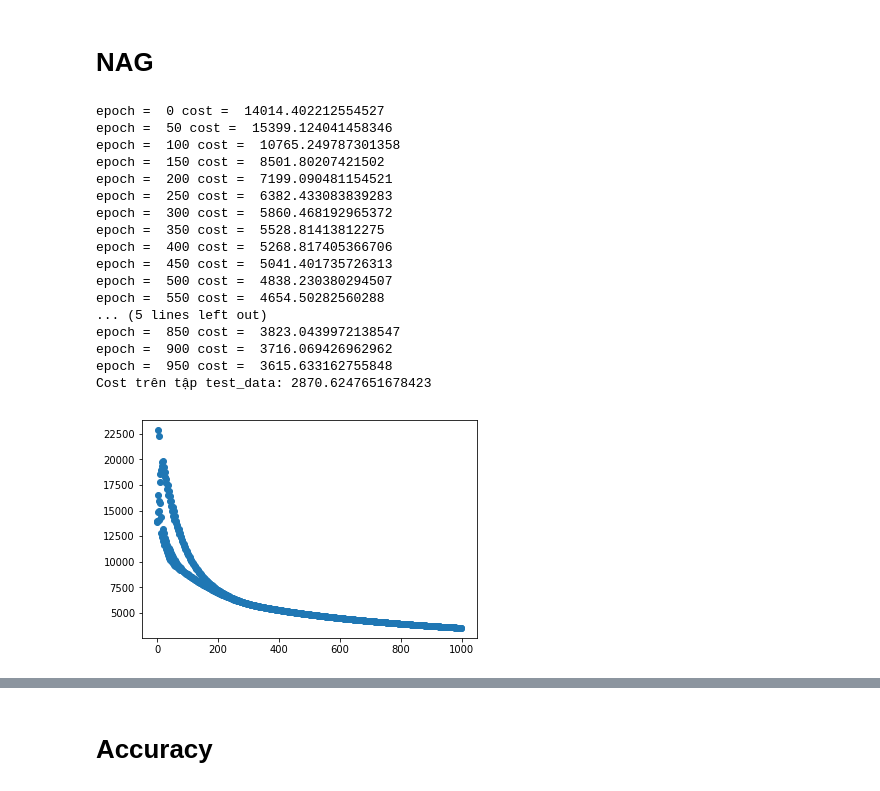
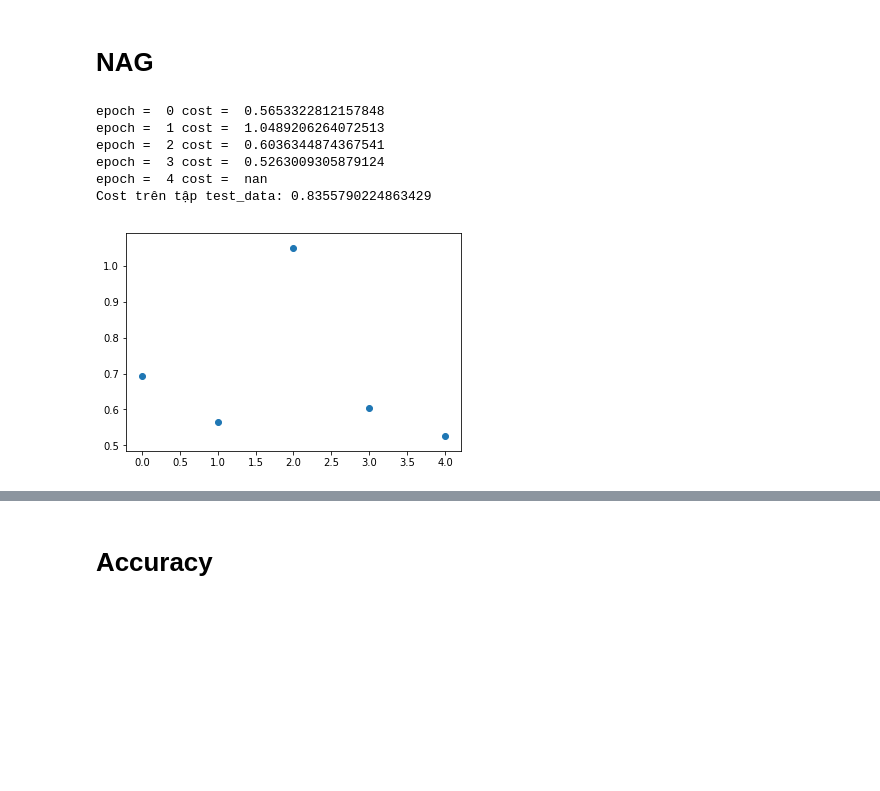
Before and after one commit to nguyenphan99/Case-Study-3-NLTK_is_Sarcastic, a Jupyter notebook: Logistic_Regression.ipynb, the cells around one changed output, grey strips where cells are left out. Drawn from its saved outputs; the diff is of its cells as text; code cells hidden in the pictures; blank space fills up the shorter version.

```diff
--- a/Logistic_Regression.ipynb
+++ b/Logistic_Regression.ipynb
@@ -3,12 +3,34 @@
 import numpy as np
 # import thư viện matplotlib
 import matplotlib.pyplot as plt
+
 import scipy.sparse as sp
 
 
 # Tải dữ liệu data X và y đã được xử lý thành ma trận
 labels = np.load('D:/Document/Machine_Learning/CS3/label.npy')
-features = sp.load_npz('D:/Document/Machine_Learning/CS3/tfidf.npz')
+# dữ liệu bình thường dùng hàm tách
+# features = sp.load_npz('D:/Document/Machine_Learning/CS3/tfidf.npz')
+
+# dữ liệu tf_idf loại bỏ stop words
+features = sp.load_npz('D:/Document/Machine_Learning/CS3/tf_idf_processed_data_sw.npz')
+# dữ liệu tf_idf không loại bỏ stop words
+# features = sp.load_npz('D:/Document/Machine_Learning/CS3/tf_idf_processed_data_pt.npz')
+
+# dữ liệu boolean loại bỏ stop words
+# features = sp.load_npz('D:/Document/Machine_Learning/CS3/boolean_processed_data_sw.npz')
+# dữ liệu boolean không loại bỏ stop words
+# features = sp.load_npz('D:/Document/Machine_Learning/CS3/boolean_processed_data_pt.npz')
+
+# dữ liệu tf loại bỏ stop words
+# features = sp.load_npz('D:/Document/Machine_Learning/CS3/tf_processed_data_sw.npz')
+# dữ liệu tf không loại bỏ stop words
+# features = sp.load_npz('D:/Document/Machine_Learning/CS3/tf_processed_data_pt.npz')
+
+# dữ liệu idf loại bỏ stop words
+# features = sp.load_npz('D:/Document/Machine_Learning/CS3/idf_processed_data_sw.npz')
+# dữ liệu idf không loại bỏ stop words
+# features = sp.load_npz('D:/Document/Machine_Learning/CS3/idf_processed_data_pt.npz')
 
 def add_bias(features, labels):
     '''
@@ -60,7 +82,7 @@ def Cost_Function(w, y, X):
     z = sigmoid(s)
     y = y.toarray()
 
-    cost = -np.sum((y*(np.log(z)) + (1-y)*np.log(1-z)))
+    cost = -np.sum((y*(np.log(z)) + (1-y)*np.log(1-z)))/ X.shape[0]
 
     return cost
 # %% [markdown]
@@ -132,7 +152,7 @@ w = sp.csc_matrix(w, shape = (len(w),1))
 all_Cost = []
 
 # Khởi tạo số vòng lặp
-num = 10000
+num = 150
 
 # Huấn luyện
 for i in range(num):
@@ -143,7 +163,7 @@ for i in range(num):
     der = Derivative(w, y_Train, X_Train)
     w = w - alpha*der
 
-    if i % 500 == 0:
+    if i % 5 == 0:
         # In ra cost tại vòng lặp thứ i
         print("epoch = ", i, "cost = ",Cost_Function(w, y_Train, X_Train))
 
@@ -188,7 +208,7 @@ all_Cost = []
 # Khởi tạo learning rate
 
 # Khởi tạo số vòng lặp
-num = 2100
+num = 10
 
 # Huấn luyện
 for i in range(num):
@@ -201,9 +221,8 @@ for i in range(num):
     v = gama*v + alpha*der
     w = w - v
 
-    if i % 500 == 0:
-        # In ra cost tại vòng lặp thứ i
-        print("epoch = ", i, "cost = ",Cost_Function(w, y_Train, X_Train))
+    # In ra cost tại vòng lặp thứ i
+    print("epoch = ", i, "cost = ",Cost_Function(w, y_Train, X_Train))
 
 # kiểm tra trên tập test
 print("Cost trên tập test_data:", Cost_Function(w, y_test, X_test))
@@ -232,50 +256,38 @@ v = sp.csc_matrix(v, shape = (len(v),1))
 # %%
 # list chứa tất cả mse
 all_Cost = []
 # Khởi tạo learning rate
 
 # Khởi tạo số vòng lặp
-num = 1000
+num = 5
 
 # Huấn luyện
 for i in range(num):
     # Tính cost với w hiện thời
     err = Cost_Function(w, y_Train, X_Train)
     all_Cost.append(err)
     # Cập nhật w theo công thức gradient descent
 
     der = Derivative(w-gama*v, y_Train, X_Train)
     v = gama*v + alpha*der
     w = w - v
 
-    if i % 50 == 0:
-        # In ra cost tại vòng lặp thứ i
-        print("epoch = ", i, "cost = ",Cost_Function(w, y_Train, X_Train))
+    # In ra cost tại vòng lặp thứ i
+    print("epoch = ", i, "cost = ",Cost_Function(w, y_Train, X_Train))
 # kiểm tra trên tập test
 print("Cost trên tập test_data:", Cost_Function(w, y_test, X_test))
 # Vẽ đồ thị biễu diễn cost qua từng vòng lặp
 axis_x = list(range(num))
 axis_y = all_Cost
 plt.scatter(axis_x, axis_y)
 plt.show()
 # %% [output]
-epoch =  0 cost =  14014.402212554527
-epoch =  50 cost =  15399.124041458346
-epoch =  100 cost =  10765.249787301358
-epoch =  150 cost =  8501.80207421502
-epoch =  200 cost =  7199.090481154521
-epoch =  250 cost =  6382.433083839283
-epoch =  300 cost =  5860.468192965372
-epoch =  350 cost =  5528.81413812275
-epoch =  400 cost =  5268.817405366706
-epoch =  450 cost =  5041.401735726313
-epoch =  500 cost =  4838.230380294507
-epoch =  550 cost =  4654.50282560288
-... (5 lines left out)
-epoch =  850 cost =  3823.0439972138547
-epoch =  900 cost =  3716.069426962962
-epoch =  950 cost =  3615.633162755848
-Cost trên tập test_data: 2870.6247651678423
+epoch =  0 cost =  0.5653322812157848
+epoch =  1 cost =  1.0489206264072513
+epoch =  2 cost =  0.6036344874367541
+epoch =  3 cost =  0.5263009305879124
+epoch =  4 cost =  nan
+Cost trên tập test_data: 0.8355790224863429
-[figure, old version]
+[figure, new version]
 # %%
 # Lưu bộ tham số xuống file npz
```
Also changed, not shown: parts of 14 cells of this notebook.
